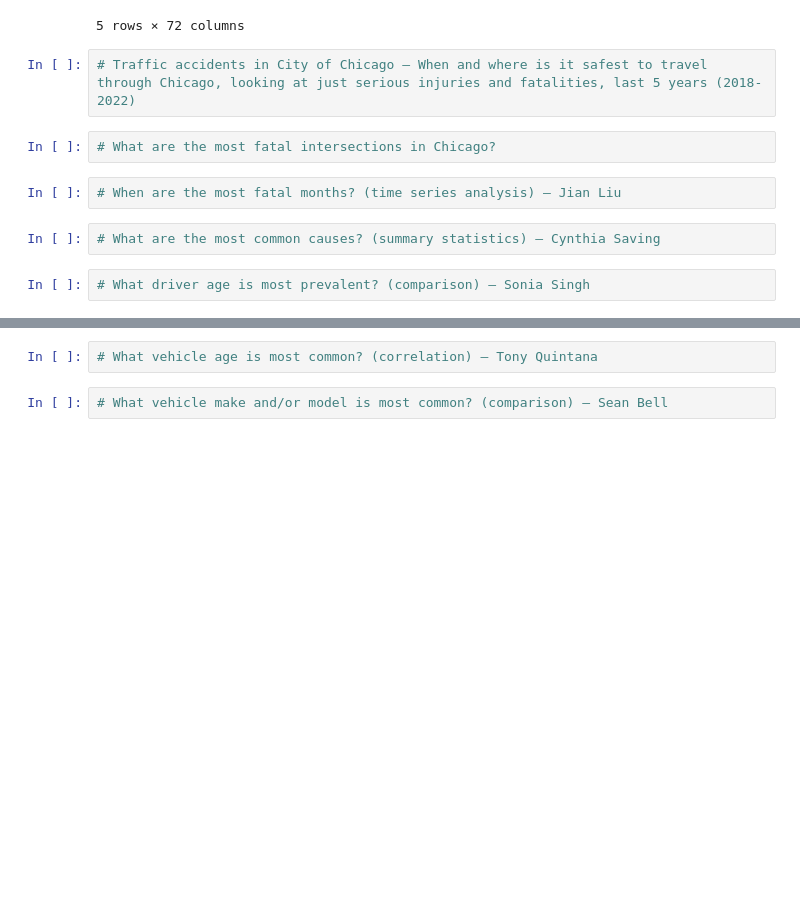
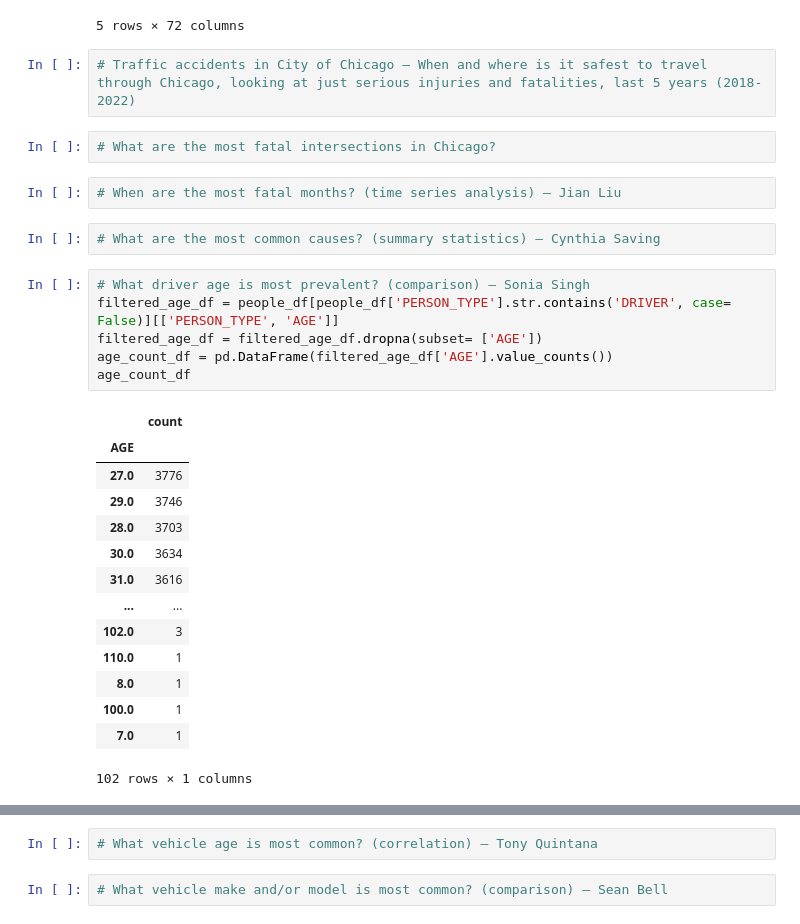
Before and after one commit to NWSBB426/chicago_traffic_crashes, a Jupyter notebook: chicago_traffic_crashes.ipynb, the cells around one changed output, grey strips where cells are left out. Saved outputs shown, nothing was run; the diff lists cells and outputs as text; blank space fills up the shorter version.

```diff
--- a/chicago_traffic_crashes.ipynb
+++ b/chicago_traffic_crashes.ipynb
@@ -116,3 +117,22 @@ vehicles_df.head()
 # What are the most common causes? (summary statistics) – Cynthia Saving
 # %%
 # What driver age is most prevalent? (comparison) – Sonia Singh
+filtered_age_df = people_df[people_df['PERSON_TYPE'].str.contains('DRIVER', case= False)][['PERSON_TYPE', 'AGE']]
+filtered_age_df = filtered_age_df.dropna(subset= ['AGE'])
+age_count_df = pd.DataFrame(filtered_age_df['AGE'].value_counts())
+age_count_df
+# %% [output]
+|  | count |
+| AGE |  |
+| 27.0 | 3776 |
+| 29.0 | 3746 |
+| 28.0 | 3703 |
+| 30.0 | 3634 |
+| 31.0 | 3616 |
+| ... | ... |
+| 102.0 | 3 |
+| 110.0 | 1 |
+| 8.0 | 1 |
+| 100.0 | 1 |
+| 7.0 | 1 |
+102 rows × 1 columns
```
Also changed, not shown: parts of 2 cells of this notebook, 1 other file.
